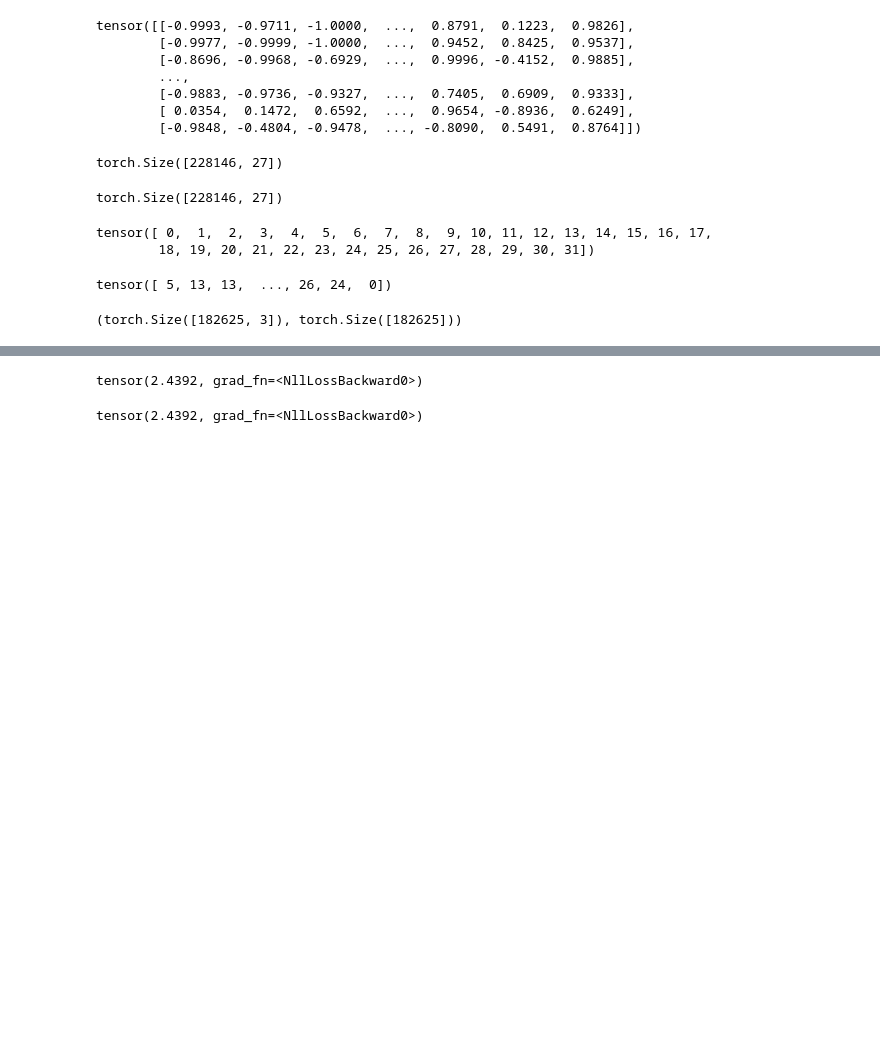
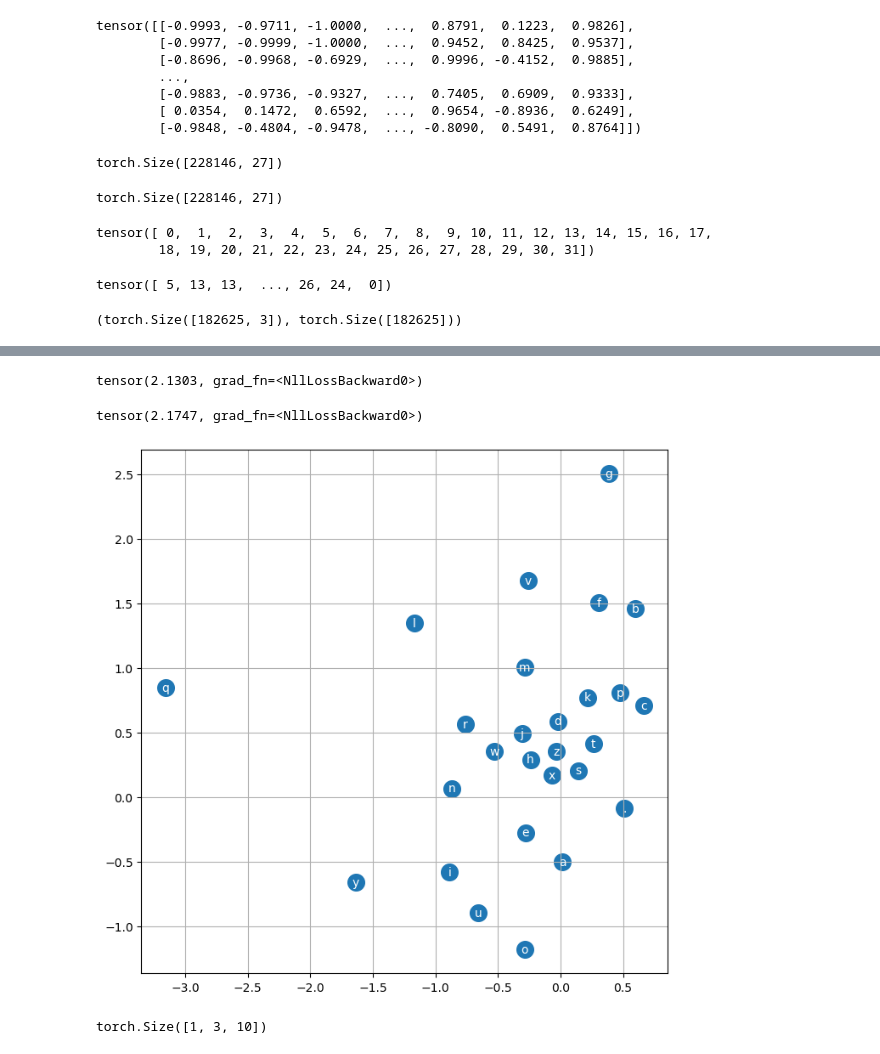
Before and after one commit to sytandas/ainotes, a Jupyter notebook: makemore/mlp.ipynb, the cells around one changed output, grey strips where cells are left out. Drawn from its saved outputs; the diff is of its cells as text; code cells hidden in the pictures; blank space fills up the shorter version.

```diff
--- a/makemore/mlp.ipynb
+++ b/makemore/mlp.ipynb
@@ -140,10 +140,10 @@ Xtr.shape, Ytr.shape # dataset
 (torch.Size([182625, 3]), torch.Size([182625]))
 # %%
 g = torch.Generator().manual_seed(2147483647) # for reproducibility
-C = torch.randn((27, 2), generator=g)
-W1 = torch.randn((6, 300), generator=g)
-b1= torch.randn(300, generator=g)
-W2 = torch.randn((300, 27), generator=g)
+C = torch.randn((27, 10), generator=g)
+W1 = torch.randn((30, 200), generator=g)
+b1= torch.randn(200, generator=g)
+W2 = torch.randn((200, 27), generator=g)
 b2 = torch.randn(27, generator=g)
 parameters = [C, W1, b1, W2, b2]
 # %%
@@ -159,22 +163,16 @@ lrs = 10**lre
 # %%
-lri = []
-lossi = []
-stepi = []
-
-for i in range(30000):
+for i in range(200000):
 
     # minibatch for fast implementation
     ix = torch.randint(0, Xtr.shape[0], (32,))
 
     # forward pass
     emb = C[Xtr[ix]] # (32, 3, 2)
-    h = torch.tanh(emb.view(-1, 6) @ W1 + b1) # (32, 100)
+    h = torch.tanh(emb.view(-1, 30) @ W1 + b1) # (32, 100)
     logits = h @ W2 + b2 #(32, 27)
-    # counts = logits.exp()
-    # prob = counts / counts.sum(1, keepdims=True)
-    # loss = - prob[torch.arange(32), Y].log().mean()
     loss = F.cross_entropy(logits, Ytr[ix])
     #print(loss.item())
+
     # backward pass
     for p in parameters:
         p.grad = None
@@ -182,14 +180,14 @@ for i in range(30000):
 
     # update
     #lr = lrs[i]
-    lr = 0.1
+    lr = 0.01 if i < 100000 else 0.01
     for p in parameters:
         p.data += -lr * p.grad
 
     # track
     #lri.append(lre[i])
     stepi.append(i)
-    lossi.append(loss.item())
+    lossi.append(loss.log10().item())
 
 
 #print(loss.item())
@@ -201,17 +199,31 @@ plt.plot(stepi, lossi)
 # %%
 # while training and dev are almost equal we are not overfiting
 emb = C[Xtr] # (32, 3, 2)
-h = torch.tanh(emb.view(-1, 6) @ W1 + b1) # (32, 100)
+h = torch.tanh(emb.view(-1, 30) @ W1 + b1) # (32, 100)
 logits = h @ W2 + b2 #(32, 27)
 loss = F.cross_entropy(logits, Ytr)
 loss
 # %% [output]
-tensor(2.4392, grad_fn=<NllLossBackward0>)
+tensor(2.1303, grad_fn=<NllLossBackward0>)
 # %%
 emb = C[Xdev] # (32, 3, 2)
-h = torch.tanh(emb.view(-1, 6) @ W1 + b1) # (32, 100)
+h = torch.tanh(emb.view(-1, 30) @ W1 + b1) # (32, 100)
 logits = h @ W2 + b2 #(32, 27)
 loss = F.cross_entropy(logits, Ydev)
 loss
 # %% [output]
-tensor(2.4392, grad_fn=<NllLossBackward0>)
+tensor(2.1747, grad_fn=<NllLossBackward0>)
+# %%
+# visualize dimensions 0 and 1 of the embedding matrix C for all characters
+plt.figure(figsize=(8,8))
+plt.scatter(C[:,0].data, C[:,1].data, s=200)
+for i in range(C.shape[0]):
+    plt.text(C[i,0].item(), C[i,1].item(), itos[i], ha="center", va="center", color='white')
+plt.grid('minor')
+# %% [output]
+[figure, added]
+# %%
+context = [0] * block_size
+C[torch.tensor([context])].shape
+# %% [output]
+torch.Size([1, 3, 10])
```
Also changed, not shown: parts of 7 cells of this notebook.
